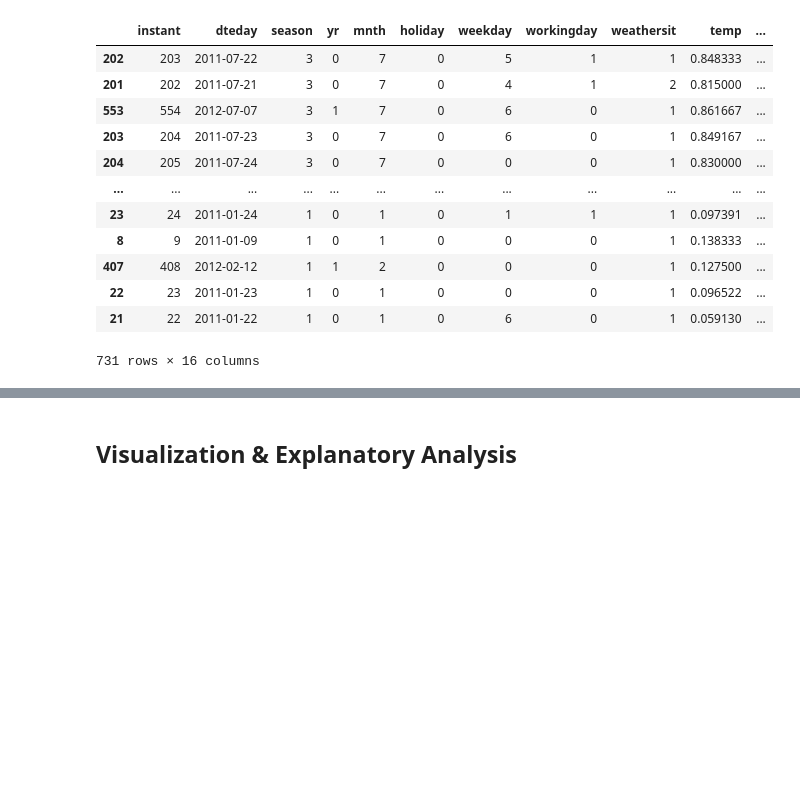
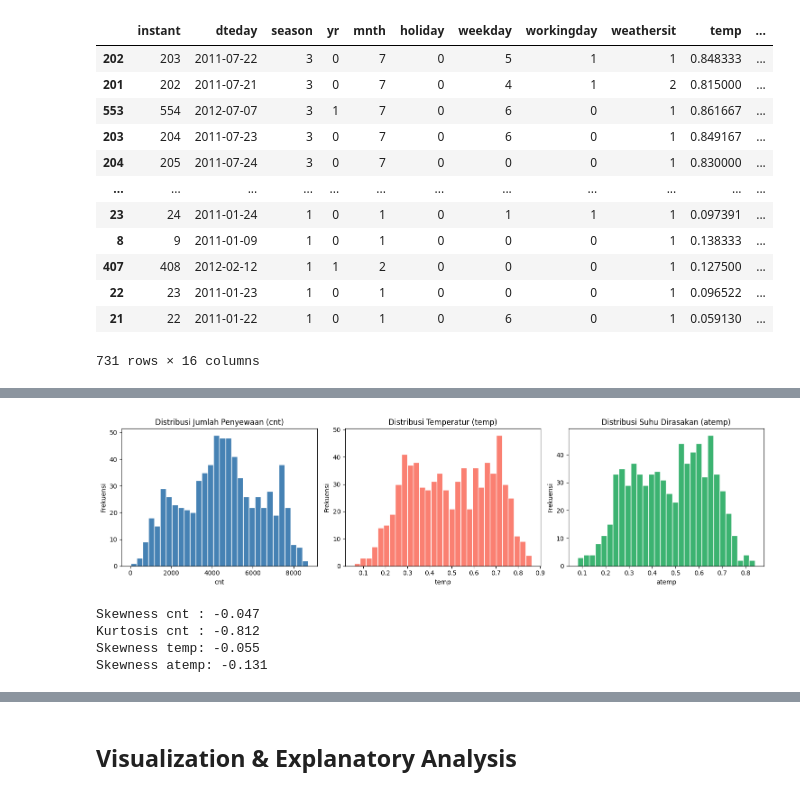
Before and after one commit to Masfikar92/Analisis-Penyewaan-Sepeda, a Jupyter notebook: Proyek_Analisis_Data.ipynb, the cells around one changed output, grey strips where cells are left out. Drawn from its saved outputs; the diff is of its cells as text; code cells hidden in the pictures; blank space fills up the shorter version.

```diff
--- a/Proyek_Analisis_Data.ipynb
+++ b/Proyek_Analisis_Data.ipynb
@@ -284,0 +308,31 @@ df_day.sort_values(by="atemp", ascending=False)
+# %%
+fig, axes = plt.subplots(1, 3, figsize=(15, 4))
+
+axes[0].hist(df_day['cnt'], bins=30, color='steelblue', edgecolor='white')
+axes[0].set_title('Distribusi Jumlah Penyewaan (cnt)')
+axes[0].set_xlabel('cnt')
+axes[0].set_ylabel('Frekuensi')
+
+axes[1].hist(df_day['temp'], bins=30, color='salmon', edgecolor='white')
+axes[1].set_title('Distribusi Temperatur (temp)')
+axes[1].set_xlabel('temp')
+axes[1].set_ylabel('Frekuensi')
+
+axes[2].hist(df_day['atemp'], bins=30, color='mediumseagreen', edgecolor='white')
+axes[2].set_title('Distribusi Suhu Dirasakan (atemp)')
+axes[2].set_xlabel('atemp')
+axes[2].set_ylabel('Frekuensi')
+
+plt.tight_layout()
+plt.show()
+
+print('Skewness cnt :', round(df_day['cnt'].skew(), 3))
+print('Kurtosis cnt :', round(df_day['cnt'].kurt(), 3))
+print('Skewness temp:', round(df_day['temp'].skew(), 3))
+print('Skewness atemp:', round(df_day['atemp'].skew(), 3))
+# %% [output]
+[figure, added]
+Skewness cnt : -0.047
+Kurtosis cnt : -0.812
+Skewness temp: -0.055
+Skewness atemp: -0.131
```
Also changed, not shown: parts of 50 cells of this notebook, 1 other file.
